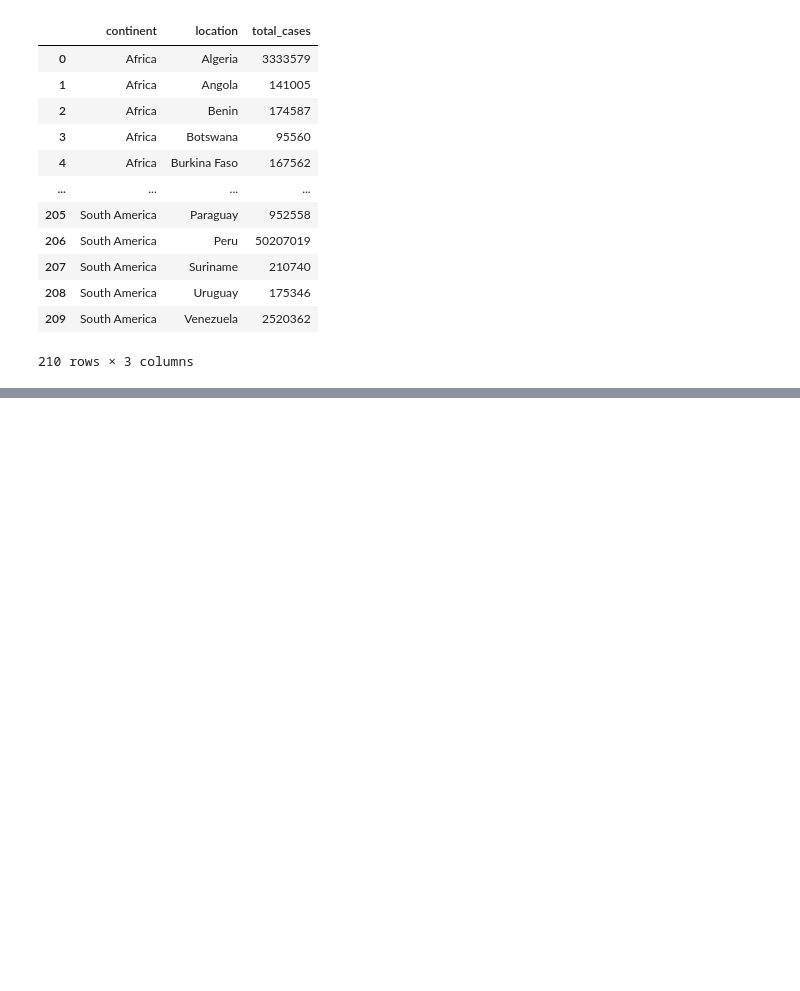
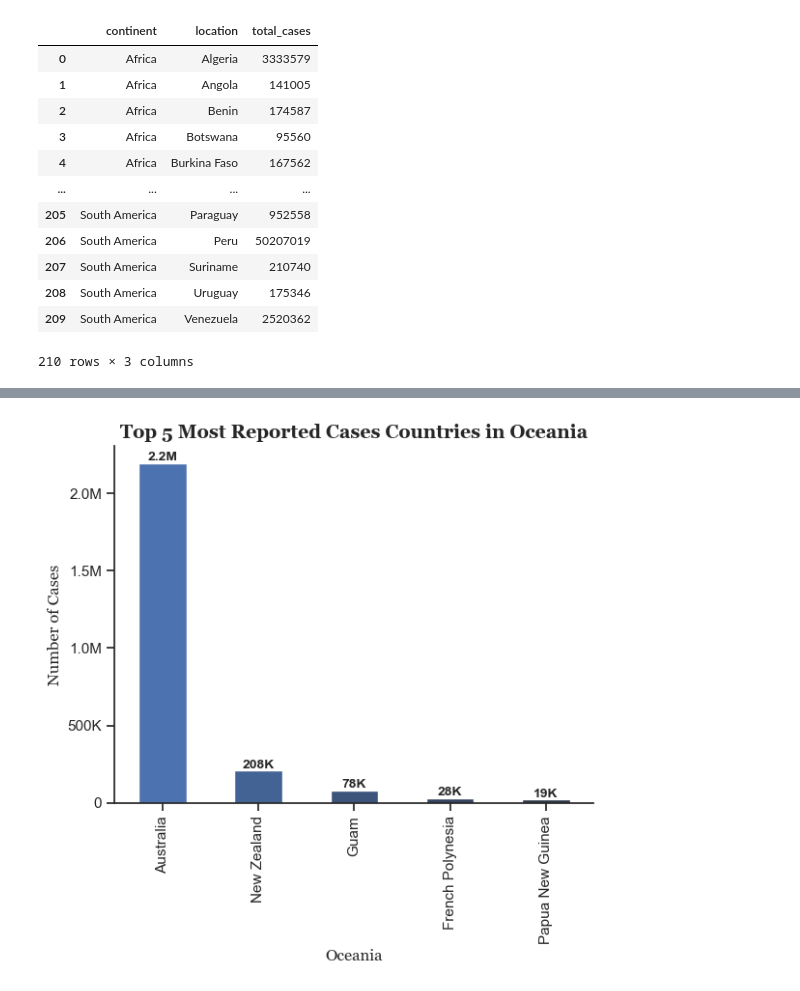
Before and after one commit to rabia-batool122/Python_Data_Project, a Jupyter notebook: 3_Project_COVID-19/3_plot_reported_cases_country.ipynb, the cells around one changed output, grey strips where cells are left out. Saved outputs shown, nothing was run; the diff lists cells and outputs as text; code cells hidden in the pictures; blank space fills up the shorter version.

```diff
--- a/3_Project_COVID-19/3_plot_reported_cases_country.ipynb
+++ b/3_Project_COVID-19/3_plot_reported_cases_country.ipynb
@@ -49,0 +172,32 @@ df_plot_South_America = df_continent_country[df_continent_country['continent'] =
+# %%
+palette = sns.color_palette("dark:b_r", as_cmap=False)
+
+df_plot_Oceania.plot(kind='bar',
+                     x='location',
+                     y='total_cases',
+                     color=palette)
+
+sns.despine()
+sns.set_theme(style='ticks')
+
+ax = plt.gca()
+ax.yaxis.set_major_formatter(
+    FuncFormatter(lambda x, pos: f'{x/1_000_000:.1f}M' if x >= 1_000_000
+                  else f'{int(x/1000)}K' if x >= 1000
+                  else f'{int(x)}')
+)
+
+annotate_bars(ax)
+
+plt.title('Top 5 Most Reported Cases Countries in Oceania',
+          fontsize=14,
+          fontweight='bold',
+          fontfamily='Georgia')
+plt.ylabel('Number of Cases',
+           fontfamily='Georgia')
+plt.xlabel('Oceania',
+           fontfamily='Georgia')
+plt.legend().remove()
+plt.show()
+# %% [output]
+[figure, added]
```
Also changed, not shown: parts of 8 cells of this notebook.
